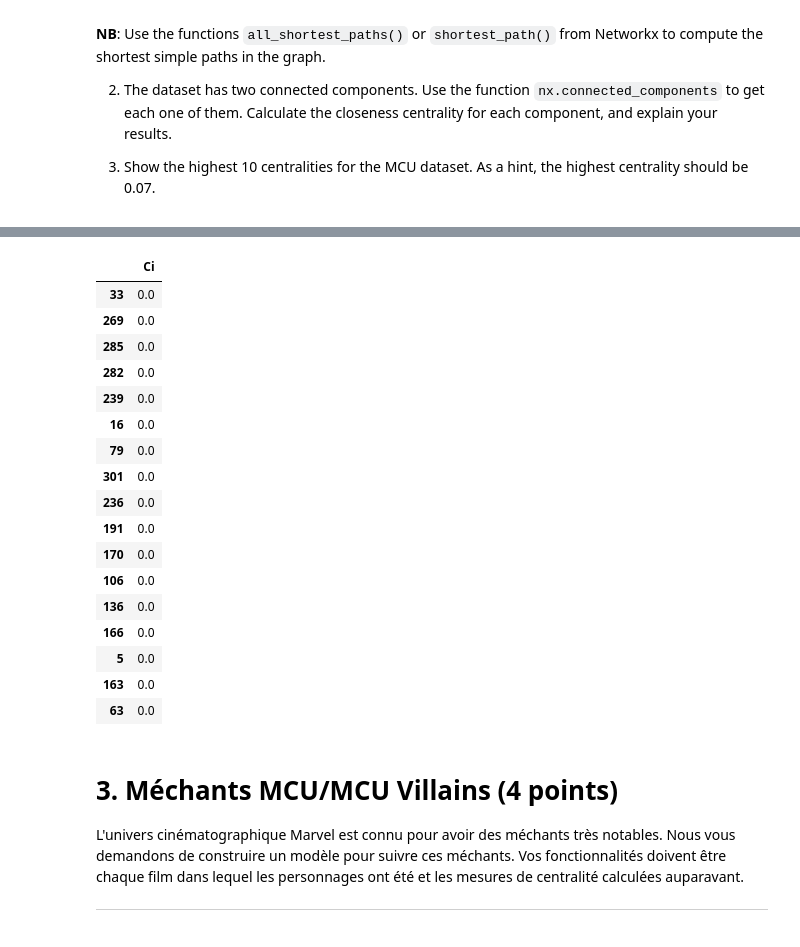
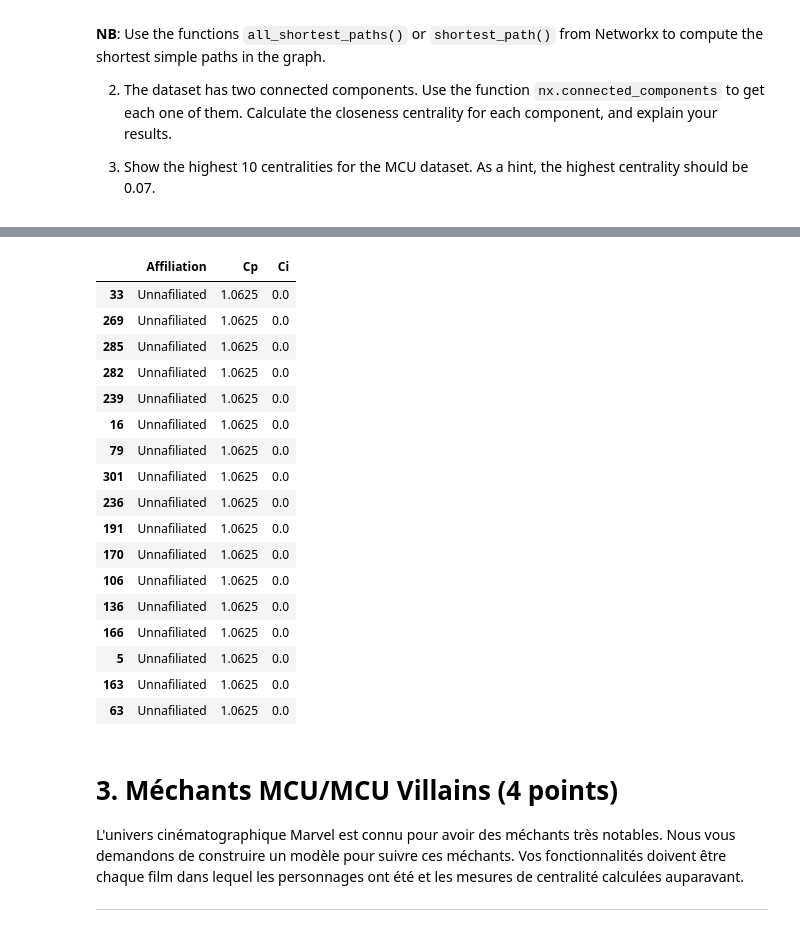
Before and after one commit to marcomudenge/Data_Mining_Social_Network_Lab, a Jupyter notebook: Data_Mining_Marvel_Network_Mudenge_Souttre.ipynb, the cells around one changed output, grey strips where cells are left out. Drawn from its saved outputs; the diff is of its cells as text; code cells hidden in the pictures.

```diff
--- a/Data_Mining_Marvel_Network_Mudenge_Souttre.ipynb
+++ b/Data_Mining_Marvel_Network_Mudenge_Souttre.ipynb
@@ -891,6 +860,5 @@ df_Ci.sort_values("Ci", ascending=False)
 # %%
-%%time
+# Centralité intermédiaire pour composante 1
 df_Ci_2 = pd.DataFrame(dict(calculate_betweenness_centrality(subgraph_1).nodes.data())).transpose()
-df_Ci_2=df_Ci_2.drop(columns=['Affiliation'])
 df_Ci_2.sort_values("Ci", ascending=False)
 # %% [output]
@@ -899,21 +865,21 @@ Wall time: 16.6 ms
-|  | Ci |
-| 33 | 0.0 |
-| 269 | 0.0 |
-| 285 | 0.0 |
-| 282 | 0.0 |
-| 239 | 0.0 |
-| 16 | 0.0 |
-| 79 | 0.0 |
-| 301 | 0.0 |
-| 236 | 0.0 |
-| 191 | 0.0 |
-| 170 | 0.0 |
-| 106 | 0.0 |
-| 136 | 0.0 |
-| 166 | 0.0 |
-| 5 | 0.0 |
-| 163 | 0.0 |
-| 63 | 0.0 |
+|  | Affiliation | Cp | Ci |
+| 33 | Unnafiliated | 1.0625 | 0.0 |
+| 269 | Unnafiliated | 1.0625 | 0.0 |
+| 285 | Unnafiliated | 1.0625 | 0.0 |
+| 282 | Unnafiliated | 1.0625 | 0.0 |
+| 239 | Unnafiliated | 1.0625 | 0.0 |
+| 16 | Unnafiliated | 1.0625 | 0.0 |
+| 79 | Unnafiliated | 1.0625 | 0.0 |
+| 301 | Unnafiliated | 1.0625 | 0.0 |
+| 236 | Unnafiliated | 1.0625 | 0.0 |
+| 191 | Unnafiliated | 1.0625 | 0.0 |
+| 170 | Unnafiliated | 1.0625 | 0.0 |
+| 106 | Unnafiliated | 1.0625 | 0.0 |
+| 136 | Unnafiliated | 1.0625 | 0.0 |
+| 166 | Unnafiliated | 1.0625 | 0.0 |
+| 5 | Unnafiliated | 1.0625 | 0.0 |
+| 163 | Unnafiliated | 1.0625 | 0.0 |
+| 63 | Unnafiliated | 1.0625 | 0.0 |
 # %% [markdown]
 # 3. Méchants MCU/MCU Villains (4 points)
 
```
Also changed, not shown: parts of 22 cells of this notebook, 2 other files.
